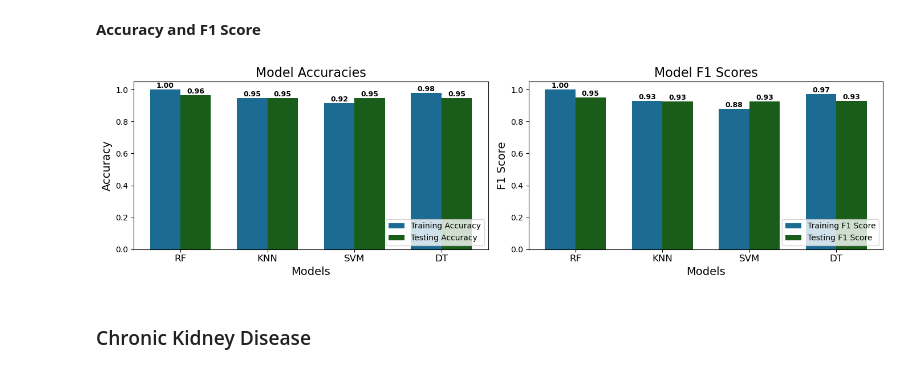
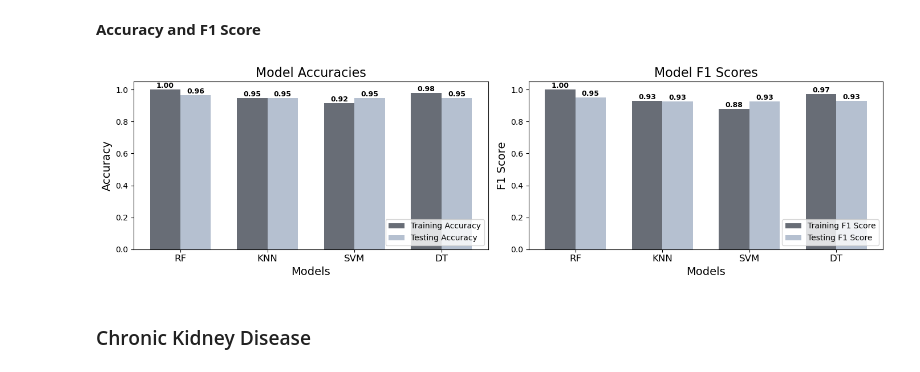
Before and after one commit to mrcljns/Reproducible-Research-Project, a Jupyter notebook: Project Report/RR_Project_Report.ipynb, the cells around one changed output. Saved outputs shown, nothing was run; the diff lists cells and outputs as text; code cells hidden in the pictures.

```diff
--- a/Project Report/RR_Project_Report.ipynb
+++ b/Project Report/RR_Project_Report.ipynb
@@ -139,7 +119,7 @@ x = np.arange(len(breast_cancer_data))
 width = 0.35
 
 # Colors for the bars
-colors = {'TRAIN': '#1B6B93', 'TEST': '#1A5D1A'}
+colors = {'TRAIN': '#686D76', 'TEST': '#B5C0D0'}
 
 # Plotting accuracies
 ax1.bar(x, breast_cancer_data['train_acc'], width, label='Training Accuracy', color=colors['TRAIN'])
@@ -154,34 +134,34 @@ for i, v in enumerate(breast_cancer_data['eval_acc']):
 # Plotting F1 scores
 ax2.bar(x, breast_cancer_data['train_f1'], width, label='Training F1 Score', color=colors['TRAIN'])
 ax2.bar([p + width for p in x], breast_cancer_data['eval_f1'], width, label='Testing F1 Score', color=colors['TEST'])
 
 # Adding labels above bars for F1 scores
 for i, v in enumerate(breast_cancer_data['train_f1']):
     ax2.text(i, v, f"{v:.2f}", ha='center', va='bottom', fontweight='bold', color='black', fontsize=9)
 for i, v in enumerate(breast_cancer_data['eval_f1']):
     ax2.text(i + width, v, f"{v:.2f}", ha='center', va='bottom', fontweight='bold', color='black', fontsize=9)
 
 # Styling and labeling
 ax1.set_xlabel('Models', fontsize=14)
 ax1.set_ylabel('Accuracy', fontsize=14)
 ax1.set_title('Model Accuracies', fontsize=16)
 ax1.set_xticks(x + width / 2)
 ax1.set_xticklabels(breast_cancer_data['model'].str.upper(), fontsize=12)
 ax1.legend(loc='lower right')
 ax1.set_ylim(0.0, 1.05)
 
 ax2.set_xlabel('Models', fontsize=14)
 ax2.set_ylabel('F1 Score', fontsize=14)
 ax2.set_title('Model F1 Scores', fontsize=16)
 ax2.set_xticks(x + width / 2)
 ax2.set_xticklabels(breast_cancer_data['model'].str.upper(), fontsize=12)
 ax2.legend(loc='lower right')
 ax2.set_ylim(0.0, 1.05)
 
 plt.tight_layout()
 plt.show()
 # %% [output]
-[figure, old version]
+[figure, new version]
 # %% [markdown]
 ### Chronic Kidney Disease
 # %% [markdown]
```
Also changed, not shown: parts of 20 cells of this notebook.
